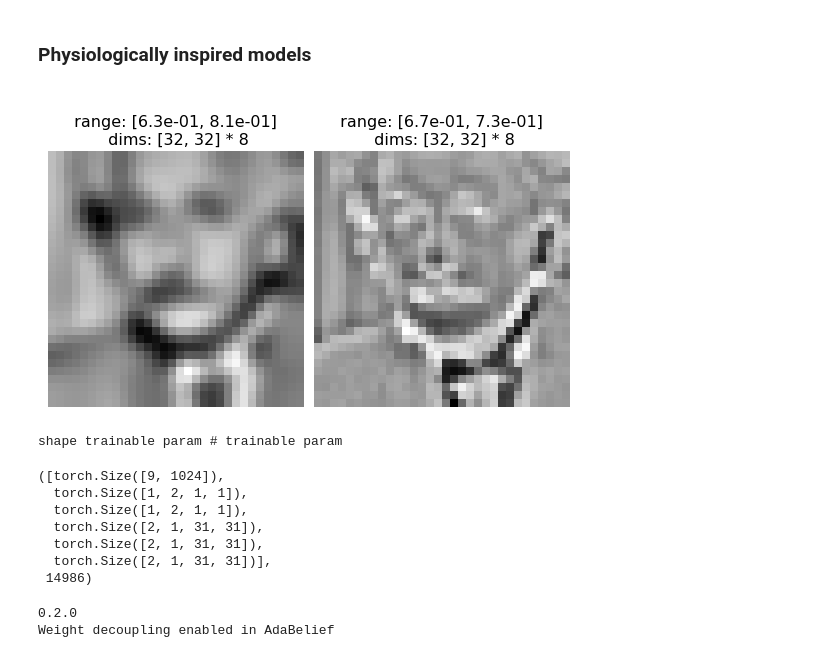
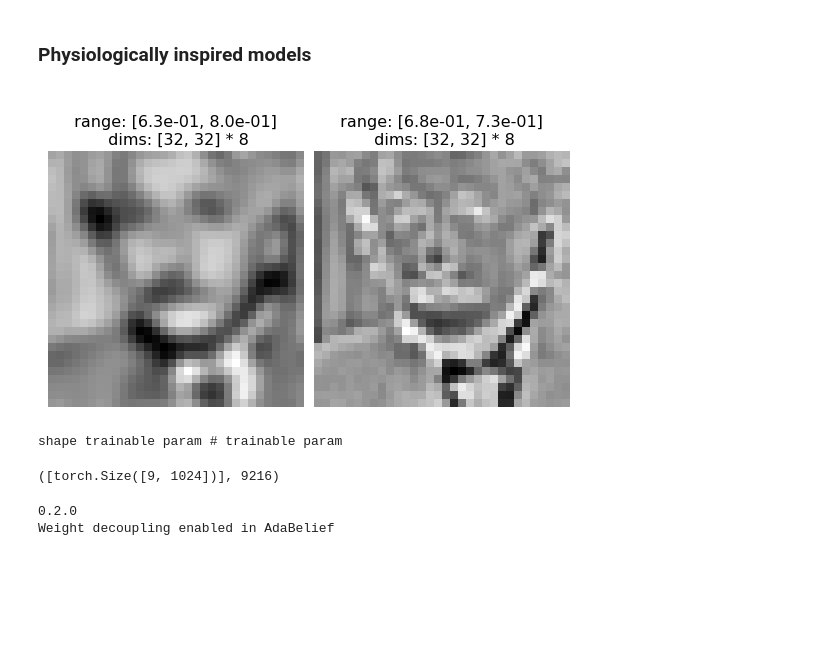
Before and after one commit to plenoptic-org/plenoptic, a Jupyter notebook: examples/05_Geodesics.ipynb, the cells around one changed output. Saved outputs shown, nothing was run; the diff lists cells and outputs as text; code cells hidden in the pictures; blank space fills up the shorter version.

```diff
--- a/examples/05_Geodesics.ipynb
+++ b/examples/05_Geodesics.ipynb
@@ -159,28 +162,22 @@ pt.imshow([video[:,h], pixelfade[:,h], geodesic[:,h]],
 # %% [markdown]
 ### Physiologically inspired models
 # %%
-model = po.simul.FrontEnd()
+model = po.simul.OnOff(kernel_size=(31,31), pretrained=True)
 po.imshow(model(imgA), zoom=8);
 # po.imshow(model.conv.weight, zoom=28, vrange='auto0');
 # %% [output]
-[figure, old version]
+[figure, new version]
 # %%
 n_steps = 10
 
 moog = po.synth.Geodesic(imgA, imgB, model, n_steps, init='straight')
 
 print('shape trainable param', '# trainable param')
-#  sum(p.numel() for p in moog.parameters())
+sum(p.numel() for p in moog.parameters())
 [p.shape for p in moog.parameters() if p.requires_grad], sum(p.numel() for p in moog.parameters() if p.requires_grad)
 # %% [output]
 shape trainable param # trainable param
-([torch.Size([9, 1024]),
-  torch.Size([1, 2, 1, 1]),
-  torch.Size([1, 2, 1, 1]),
-  torch.Size([2, 1, 31, 31]),
-  torch.Size([2, 1, 31, 31]),
-  torch.Size([2, 1, 31, 31])],
- 14986)
+([torch.Size([9, 1024])], 9216)
 # %%
 try:
     from adabelief_pytorch import AdaBelief
```
Also changed, not shown: parts of 12 cells of this notebook, 1 other file.
